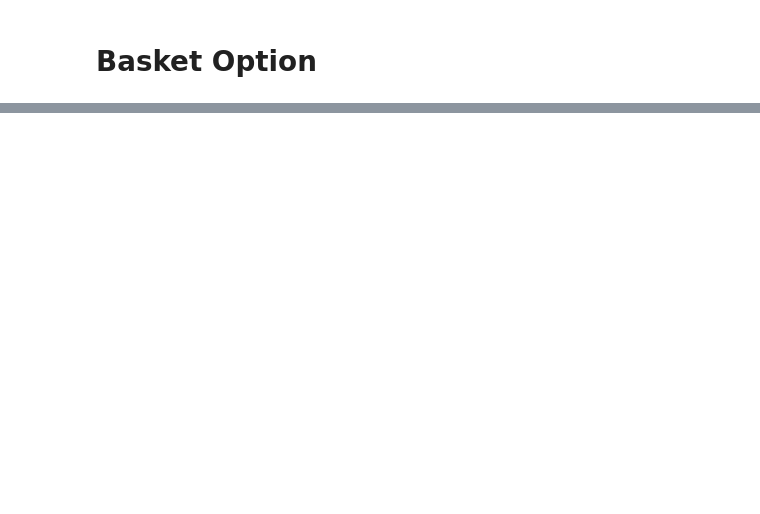
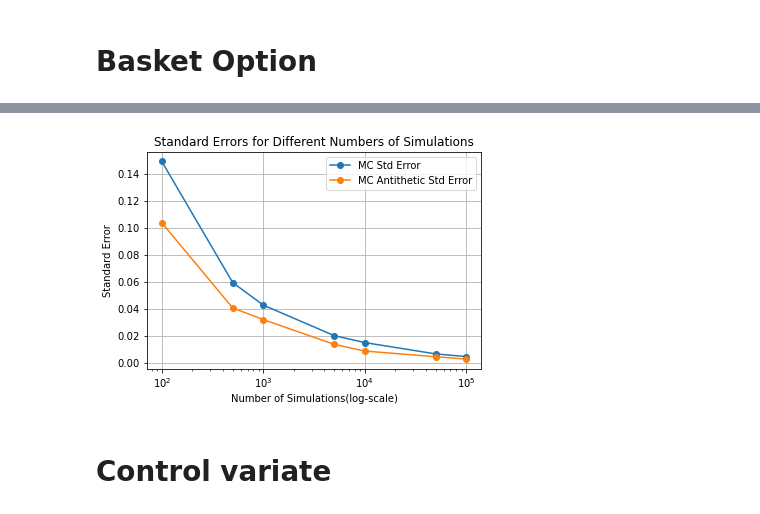
Before and after one commit to mayank255/Options-Pricing, a Jupyter notebook: MC_Method.ipynb, the cells around one changed output, grey strips where cells are left out. Cells and saved outputs as stored; diff of their text form; code cells hidden in the pictures; blank space fills up the shorter version.

```diff
--- a/MC_Method.ipynb
+++ b/MC_Method.ipynb
@@ -427,0 +547,27 @@ plt.show()
+# %%
+S0 = [105, 108, 98, 103]
+T = 1
+r = 0.05
+q = [0.02, 0.04, 0.03, 0.06]
+sigma = [0.2, 0.25, 0.15, 0.22]
+rho_matrix = np.array([[1, 0.75, 0.60, 0.50],
+                      [0.75, 1, 0.68, 0.55],
+                      [0.60, 0.68, 1, 0.58],
+                      [0.50, 0.55, 0.58, 1]])
+weights = [0.25,0.2,0.15,0.4]
+K = 100
+params = (S0, T, r, q, sigma, rho_matrix, K, weights)
+mc_errors = []
+mc_av_errors = []
+Ns = [100, 500, 1000, 5000, 10000, 50000, 100000]
+for N in simulation_sizes:
+    mc_std_error, mc_antithetic_std_error = compute_std_errors(S0, T, r,  q,sigma, rho_matrix, K, weights, n_simulations=N, repetitions=100)
+    mc_errors.append(mc_std_error)
+    mc_av_errors.append(mc_antithetic_std_error)
+comparison_results = pd.DataFrame({
+    'Ns': Ns,
+    'mc_errors': mc_errors,
+    'mc_av_errors': mc_av_errors
+})
+comparison_results['%fraction'] = comparison_results['mc_av_errors']/comparison_results['mc_errors']
+comparison_results
@@ -427,0 +583,15 @@ plt.show()
+# %%
+plt.plot(Ns, mc_errors, '-o', label='MC Std Error')
+plt.plot(Ns, mc_av_errors, '-o', label='MC Antithetic Std Error')
+plt.xscale('log')
+plt.xlabel('Number of Simulations(log-scale)')
+plt.ylabel('Standard Error')
+plt.legend()
+plt.grid(True)
+plt.title('Standard Errors for Different Numbers of Simulations')
+plt.savefig('MC_av.png',dpi=400)
+plt.show()
+# %% [output]
+[figure, added]
+# %% [markdown]
+# Control variate
```
Also changed, not shown: parts of 29 cells of this notebook, 9 other files.
